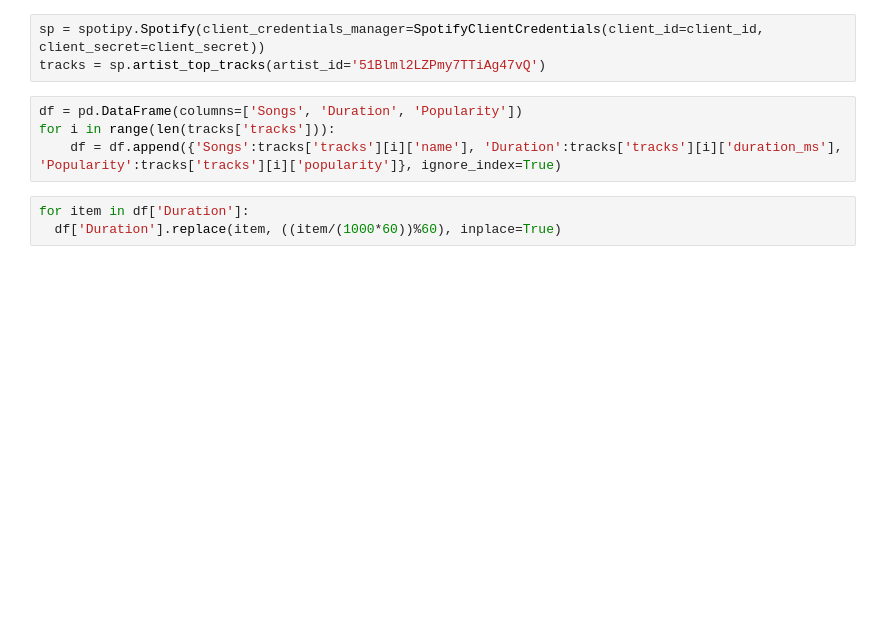
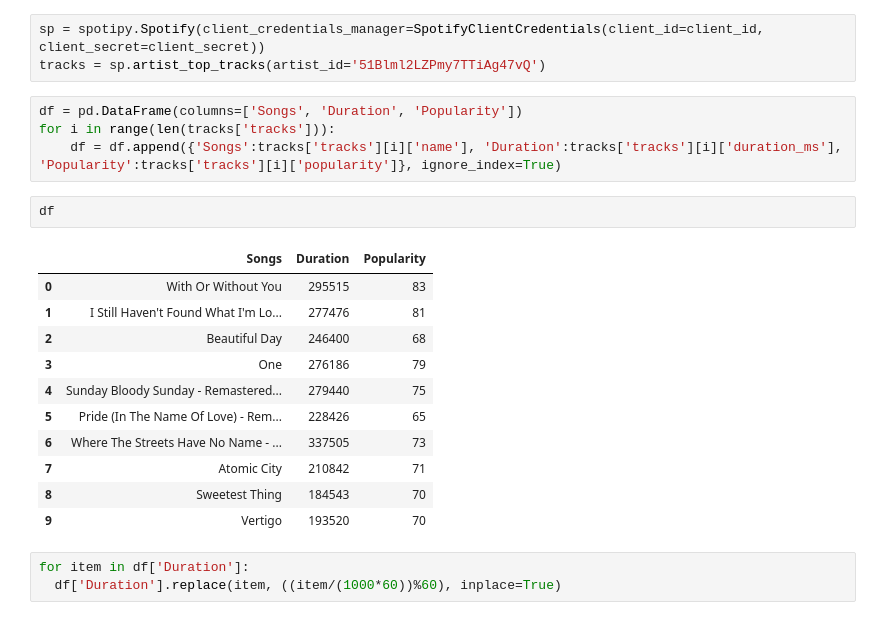
Before and after one commit to fernandaluft/interacting-with-api-python-project-tutorial, a Jupyter notebook: src/explore.ipynb, the cells around one changed output. Saved outputs shown, nothing was run; the diff lists cells and outputs as text; blank space fills up the shorter version.

```diff
--- a/src/explore.ipynb
+++ b/src/explore.ipynb
@@ -19,6 +19,20 @@ tracks = sp.artist_top_tracks(artist_id='51Blml2LZPmy7TTiAg47vQ')
 df = pd.DataFrame(columns=['Songs', 'Duration', 'Popularity'])
 for i in range(len(tracks['tracks'])):
     df = df.append({'Songs':tracks['tracks'][i]['name'], 'Duration':tracks['tracks'][i]['duration_ms'], 'Popularity':tracks['tracks'][i]['popularity']}, ignore_index=True)
+# %%
+df
+# %% [output]
+|  | Songs | Duration | Popularity |
+| 0 | With Or Without You | 295515 | 83 |
+| 1 | I Still Haven't Found What I'm Lo... | 277476 | 81 |
+| 2 | Beautiful Day | 246400 | 68 |
+| 3 | One | 276186 | 79 |
+| 4 | Sunday Bloody Sunday - Remastered... | 279440 | 75 |
+| 5 | Pride (In The Name Of Love) - Rem... | 228426 | 65 |
+| 6 | Where The Streets Have No Name - ... | 337505 | 73 |
+| 7 | Atomic City | 210842 | 71 |
+| 8 | Sweetest Thing | 184543 | 70 |
+| 9 | Vertigo | 193520 | 70 |
 # %%
 for item in df['Duration']:
   df['Duration'].replace(item, ((item/(1000*60))%60), inplace=True)
```
Also changed, not shown: parts of 5 cells of this notebook, 1 other file.
